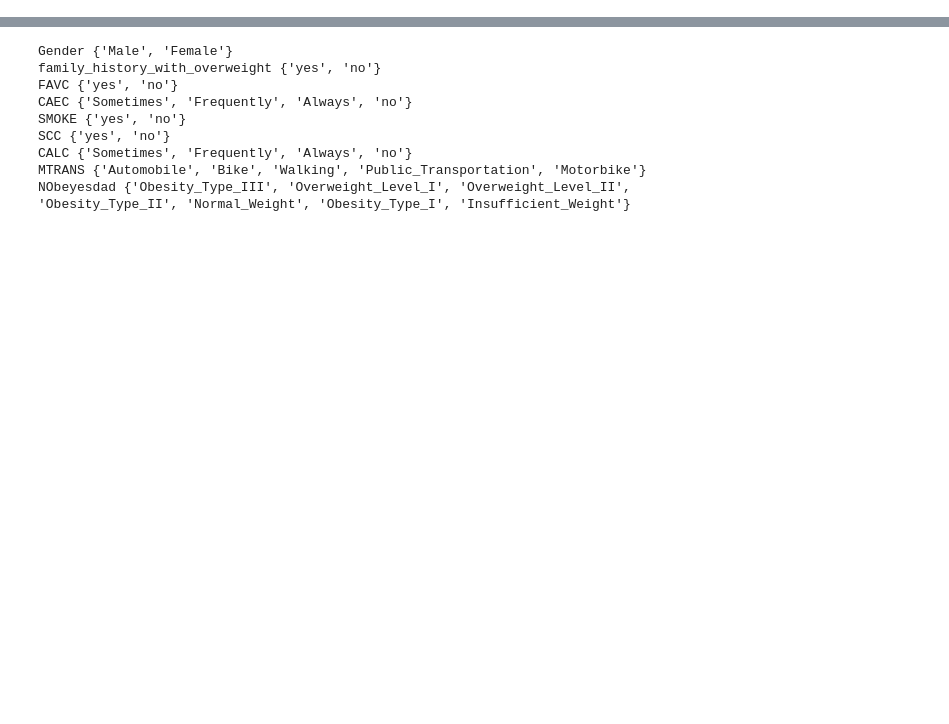
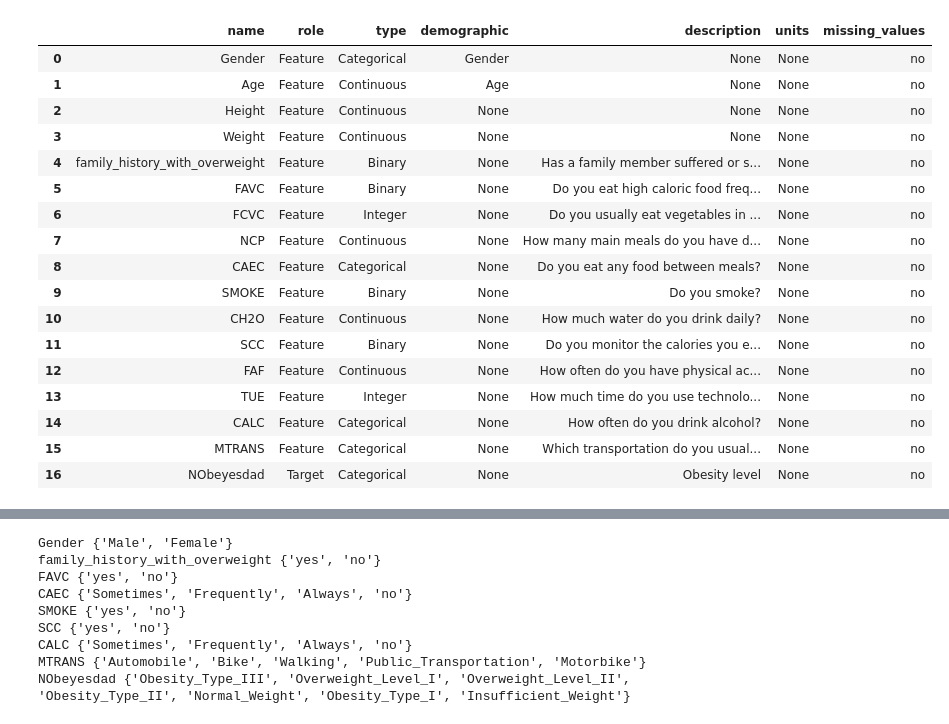
Before and after one commit to ktpanda2025/STA_160, a Jupyter notebook: eda.ipynb, the cells around one changed output, grey strips where cells are left out. Cells and saved outputs as stored; diff of their text form; code cells hidden in the pictures; blank space fills up the shorter version.

```diff
--- a/eda.ipynb
+++ b/eda.ipynb
@@ -9,5 +9,26 @@ estimation_of_obesity_levels_based_on_eating_habits_and_physical_condition = fet
 # data (as pandas dataframes)
 X = estimation_of_obesity_levels_based_on_eating_habits_and_physical_condition.data.features
 y = estimation_of_obesity_levels_based_on_eating_habits_and_physical_condition.data.targets
+# %%
+estimation_of_obesity_levels_based_on_eating_habits_and_physical_condition.variables
+# %% [output]
+|  | name | role | type | demographic | description | units | missing_values |
+| 0 | Gender | Feature | Categorical | Gender | None | None | no |
+| 1 | Age | Feature | Continuous | Age | None | None | no |
+| 2 | Height | Feature | Continuous | None | None | None | no |
+| 3 | Weight | Feature | Continuous | None | None | None | no |
+| 4 | family_history_with_overweight | Feature | Binary | None | Has a family member suffered or s... | None | no |
+| 5 | FAVC | Feature | Binary | None | Do you eat high caloric food freq... | None | no |
+| 6 | FCVC | Feature | Integer | None | Do you usually eat vegetables in ... | None | no |
+| 7 | NCP | Feature | Continuous | None | How many main meals do you have d... | None | no |
+| 8 | CAEC | Feature | Categorical | None | Do you eat any food between meals? | None | no |
+| 9 | SMOKE | Feature | Binary | None | Do you smoke? | None | no |
+| 10 | CH2O | Feature | Continuous | None | How much water do you drink daily? | None | no |
+| 11 | SCC | Feature | Binary | None | Do you monitor the calories you e... | None | no |
+| 12 | FAF | Feature | Continuous | None | How often do you have physical ac... | None | no |
+| 13 | TUE | Feature | Integer | None | How much time do you use technolo... | None | no |
+| 14 | CALC | Feature | Categorical | None | How often do you drink alcohol? | None | no |
+| 15 | MTRANS | Feature | Categorical | None | Which transportation do you usual... | None | no |
+| 16 | NObeyesdad | Target | Categorical | None | Obesity level | None | no |
 # %%
 merged  = X.join(y).copy()
```
Also changed, not shown: parts of 6 cells of this notebook, 3 other files.
